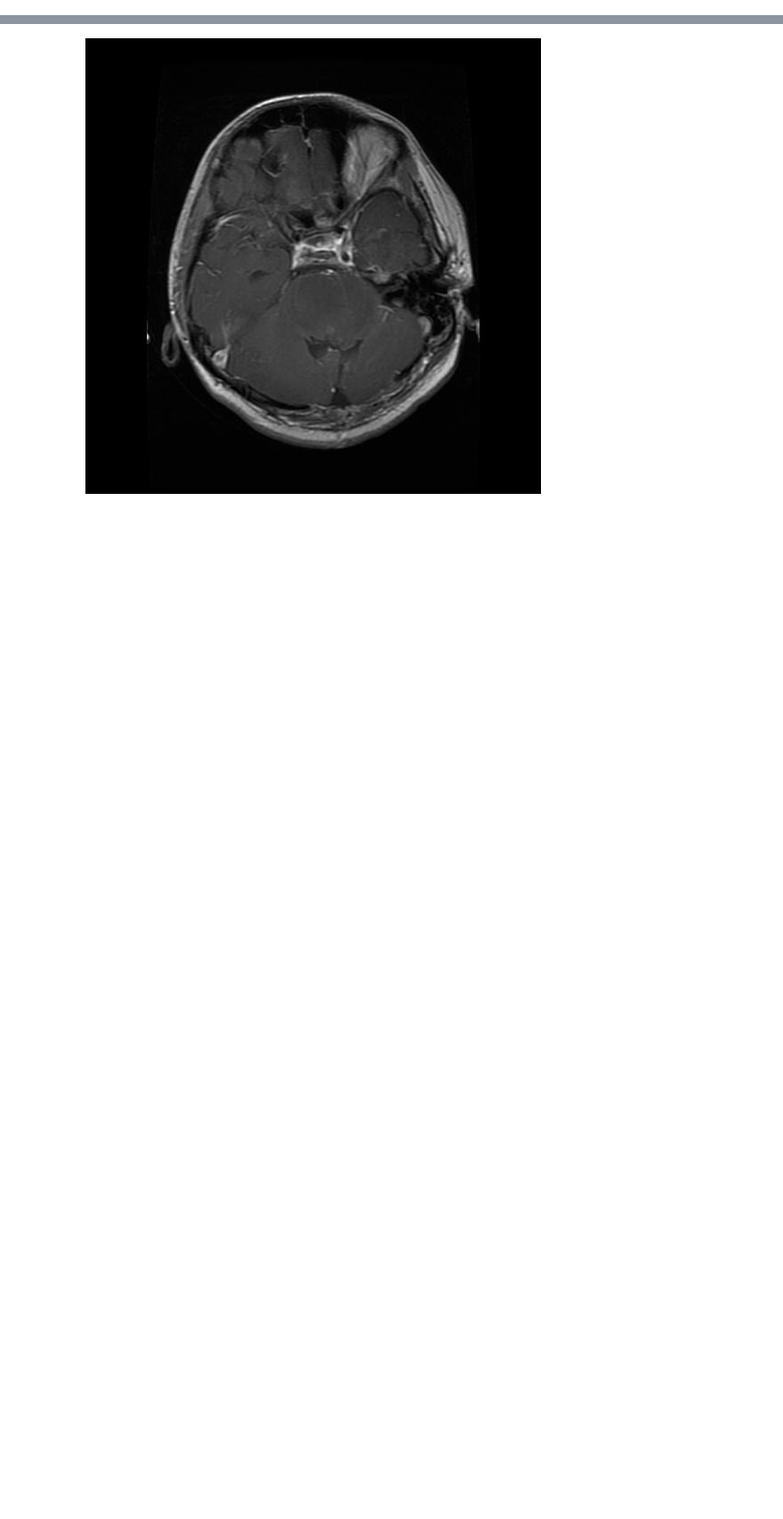
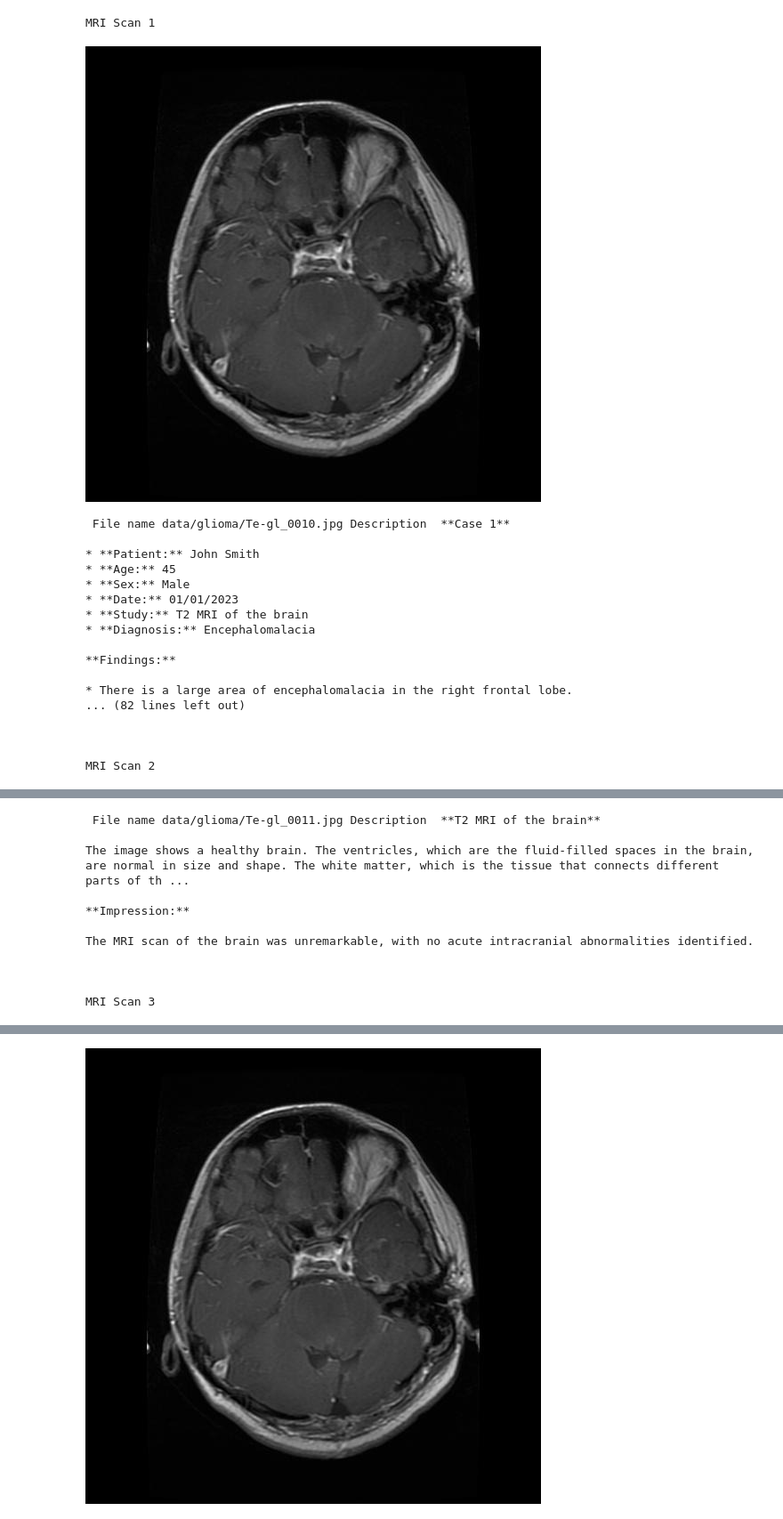
Before and after one commit to tinytimor/gemini_mris, a Jupyter notebook: gemini_w_mri_data.ipynb, the cells around one changed output, grey strips where cells are left out. Shown: that part at 89% size. Saved outputs shown, nothing was run; the diff lists cells and outputs as text; code cells hidden in the pictures; blank space fills up the shorter version.

Commit message:
Edited the Jupyter notebook file for better visualizations

```diff
--- a/gemini_w_mri_data.ipynb
+++ b/gemini_w_mri_data.ipynb
@@ -4,7 +4,7 @@ from collections import defaultdict
 from PIL import Image
 from IPython.display import Image, display
 # %%
-annotated_dict = defaultdict(list)
+annotated_dict = defaultdict(str)
 # %%
 import os
 import pathlib
@@ -29,16 +27,18 @@ gemini_pro_vision_model = genai.GenerativeModel("gemini-pro-vision")
 # %%
 llm = ChatGoogleGenerativeAI(model="gemini-pro-vision")
 
-message = HumanMessage(
-    content=[
-        {
-            "type": "text",
-            "text": """You are tasked to help Radiologists and other doctors create a report of these x-ray images comprising of T2 MRI images.
-Describe the following image: {image_url} to create a medical report for each file name with a tag. """,
-        },
-        {"type": "image_url", "image_url": image_ls[0]},
-    ]
-)
-response = llm.invoke([message])
+for i in image_ls:
+    message = HumanMessage(
+        content=[
+            {
+                "type": "text",
+                "text": """You are tasked to help Radiologists and other doctors create a report of these x-ray images comprising of T2 MRI images.
+    Describe the following image: {image_url} to create a medical report for each file name with a tag. """,
+            },
+            {"type": "image_url", "image_url": i},
+        ]
+    )
+    response = llm.invoke([message])
+    annotated_dict[i] = response
 # %%
-print(response.content)
+annotated_dict = dict(annotated_dict)
@@ -62,0 +45,28 @@ print(response.content)
+# %%
+counter = 0
+for k,v in annotated_dict.items():
+    print(f'MRI Scan {counter+1}', '\n')
+    display(Image(image_ls[counter]))
+    print('\n', 'File name', k, 'Description', v.content)
+    print('\n\n')
+    counter += 1
+# %% [output]
+MRI Scan 1
+[figure, added]
+ File name data/glioma/Te-gl_0010.jpg Description  **Case 1**
+
+* **Patient:** John Smith
+* **Age:** 45
+* **Sex:** Male
+* **Date:** 01/01/2023
+* **Study:** T2 MRI of the brain
+* **Diagnosis:** Encephalomalacia
+
+**Findings:**
+
+* There is a large area of encephalomalacia in the right frontal lobe.
+... (82 lines left out)
+
+
+
+MRI Scan 2
@@ -62,0 +74,11 @@ print(response.content)
+ File name data/glioma/Te-gl_0011.jpg Description  **T2 MRI of the brain**
+
+The image shows a healthy brain. The ventricles, which are the fluid-filled spaces in the brain, are normal in size and shape. The white matter, which is the tissue that connects different parts of th ...
+
+**Impression:**
+
+The MRI scan of the brain was unremarkable, with no acute intracranial abnormalities identified.
+
+
+
+MRI Scan 3
```
Also changed, not shown: parts of 4 cells of this notebook, 1 other file.
